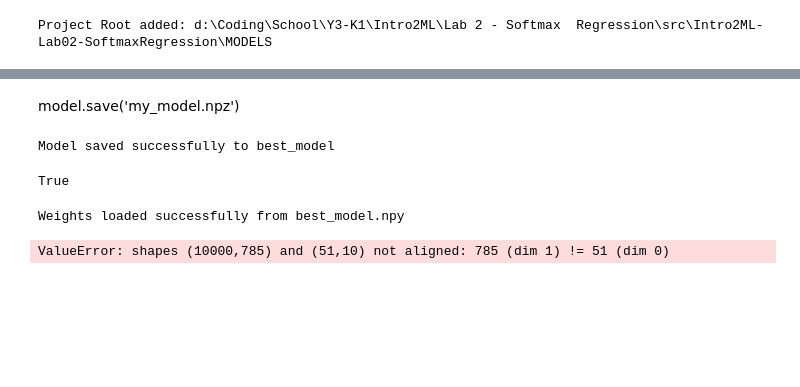
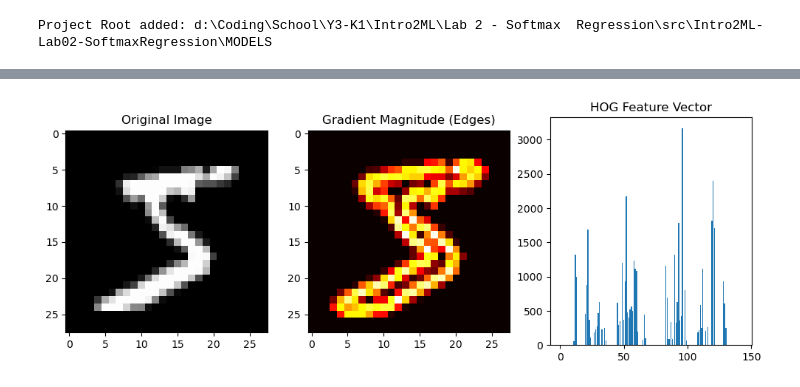
Before and after one commit to Le-Anh-Duy/Intro2ML-Lab02-SoftmaxRegression, a Jupyter notebook: MODELS/notebooks/example.ipynb, the cells around one changed output, grey strips where cells are left out. Cells and saved outputs as stored; diff of their text form; code cells hidden in the pictures; blank space fills up the shorter version.

```diff
--- a/MODELS/notebooks/example.ipynb
+++ b/MODELS/notebooks/example.ipynb
@@ -56,33 +61,5 @@ ValueError: matmul: Input operand 1 has a mismatch in its core dimension 0, with
-# %% [markdown]
-model.save('my_model.npz')
 # %%
-model.save_best_model('best_model')
+
+visualize_hog_features(model=model, X_sample=X_train[0])
 # %% [output]
-Model saved successfully to best_model
-True
+[figure, added]
-# %%
-model2 = PixelSoftmax(X_train[0].size, 10)
-model2.load_weight('best_model.npy')
-
-
-y_pred = model2.predict(X_test.reshape(X_test.shape[0], -1))
-
-print(f"Accuracy: {accuracy(y_pred, y_test)}")
-
-plt.figure(figsize=(6,6))
-
-for i in range(16):
-    plt.subplot(4, 4, i+1)
-    plt.imshow(X_test[i], cmap='gray')
-    plt.axis('off')
-    plt.title(f'label: {y_test[i]}, prediction: {y_pred[i]}', fontsize=8)
-
-plt.tight_layout()
-plt.show()
-
-cm = confusion_matrix(y_test, y_pred, num_classes=10)
-
-plot_confusion_matrix(cm, range(10))
-# %% [output]
-Weights loaded successfully from best_model.npy
-ValueError: shapes (10000,785) and (51,10) not aligned: 785 (dim 1) != 51 (dim 0)
```
Also changed, not shown: parts of 2 cells of this notebook.
